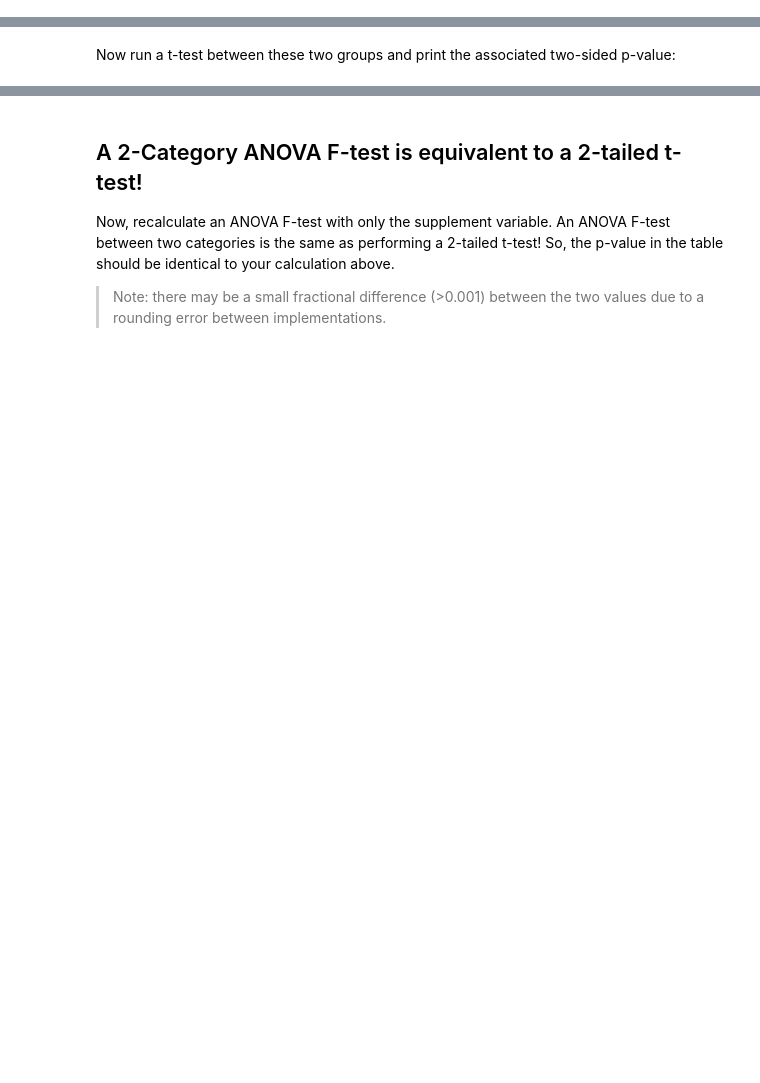
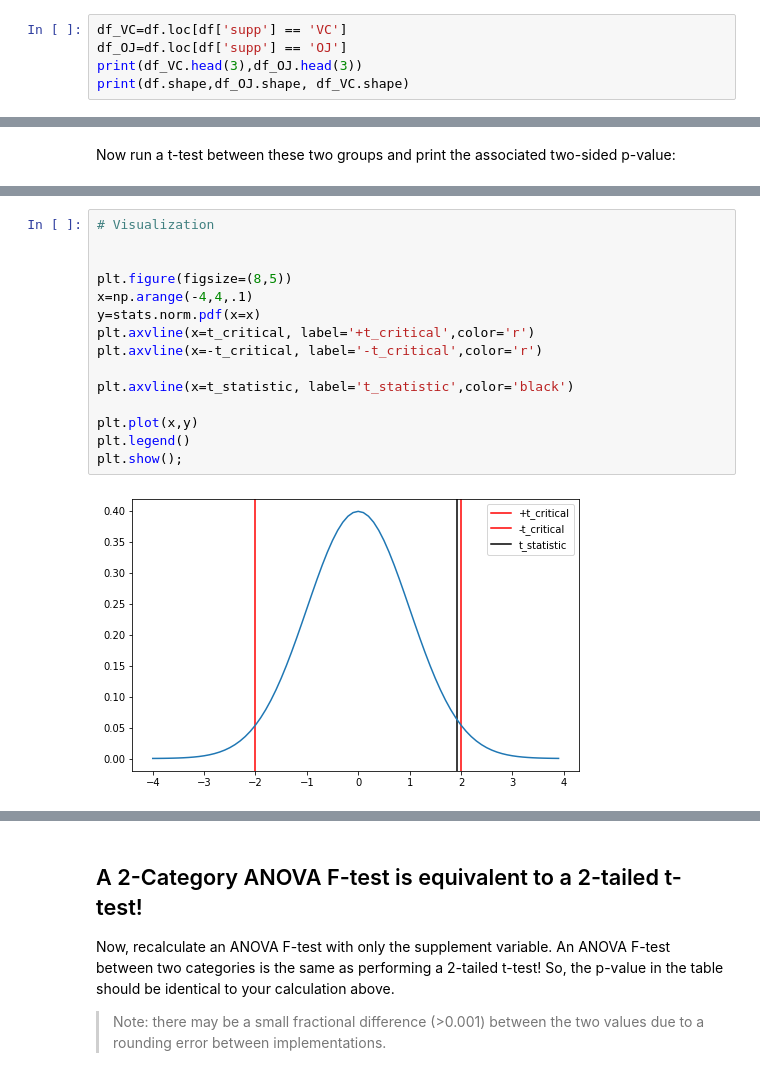
Before and after one commit to poariston/dsc-anova-lab-online-ds-pt-120919, a Jupyter notebook: index.ipynb, the cells around one changed output, grey strips where cells are left out. Drawn from its saved outputs; the diff is of its cells as text; blank space fills up the shorter version.

```diff
--- a/index.ipynb
+++ b/index.ipynb
@@ -131,0 +179,5 @@ Now that you've had a chance to generate an ANOVA table, its interesting to comp
+# %%
+df_VC=df.loc[df['supp'] == 'VC']
+df_OJ=df.loc[df['supp'] == 'OJ']
+print(df_VC.head(3),df_OJ.head(3))
+print(df.shape,df_OJ.shape, df_VC.shape)
@@ -135,0 +250,17 @@ Now run a t-test between these two groups and print the associated two-sided p-v
+# %%
+# Visualization
+
+
+plt.figure(figsize=(8,5))
+x=np.arange(-4,4,.1)
+y=stats.norm.pdf(x=x)
+plt.axvline(x=t_critical, label='+t_critical',color='r')
+plt.axvline(x=-t_critical, label='-t_critical',color='r')
+
+plt.axvline(x=t_statistic, label='t_statistic',color='black')
+
+plt.plot(x,y)
+plt.legend()
+plt.show();
+# %% [output]
+[figure, added]
```
Also changed, not shown: parts of 11 cells of this notebook.
